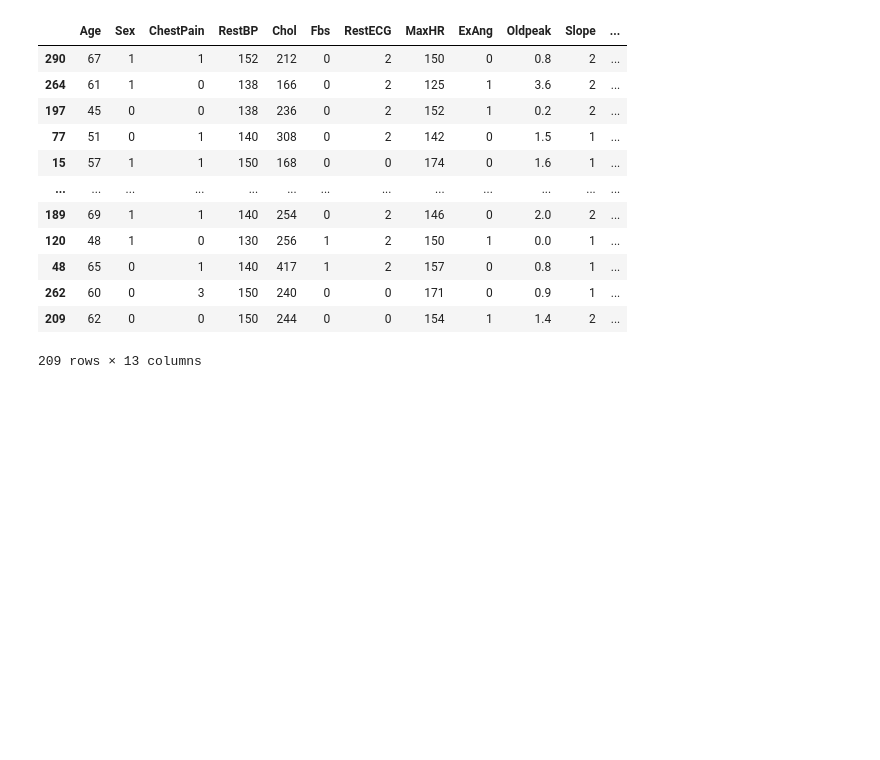
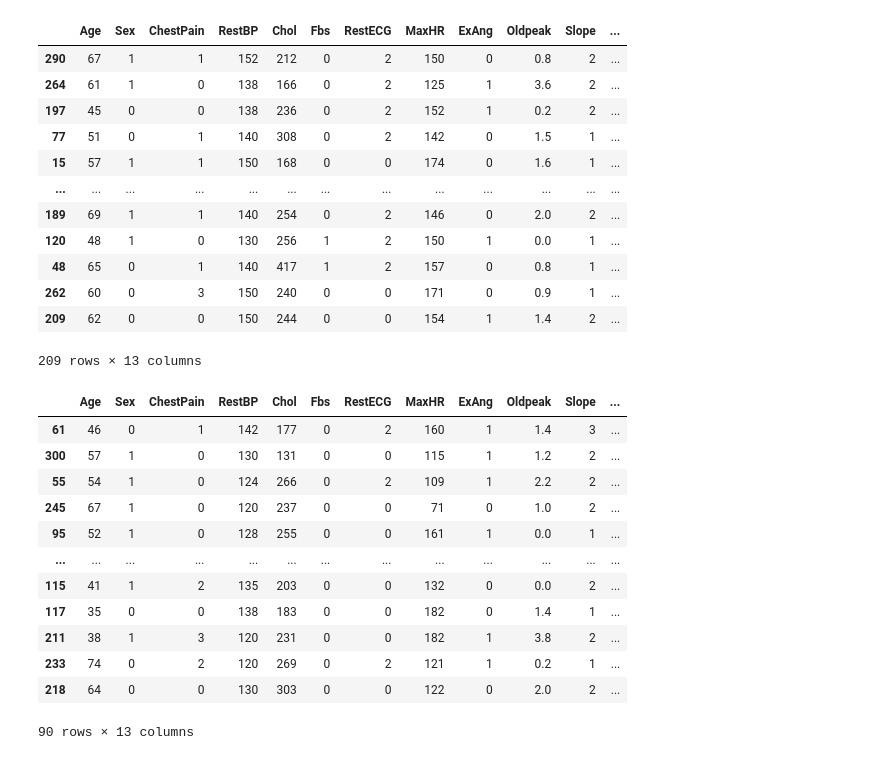
Before and after one commit to moonspark78/LogisticRegression-1, a Jupyter notebook: LogisticRegressionHeart-1.ipynb, the cells around one changed output. Cells and saved outputs as stored; diff of their text form; code cells hidden in the pictures; blank space fills up the shorter version.

```diff
--- a/LogisticRegressionHeart-1.ipynb
+++ b/LogisticRegressionHeart-1.ipynb
@@ -156,3 +156,19 @@ X_train
 | 262 | 60 | 0 | 3 | 150 | 240 | 0 | 0 | 171 | 0 | 0.9 | 1 | ... |
 | 209 | 62 | 0 | 0 | 150 | 244 | 0 | 0 | 154 | 1 | 1.4 | 2 | ... |
 209 rows × 13 columns
+# %%
+X_test
+# %% [output]
+|  | Age | Sex | ChestPain | RestBP | Chol | Fbs | RestECG | MaxHR | ExAng | Oldpeak | Slope | ... |
+| 61 | 46 | 0 | 1 | 142 | 177 | 0 | 2 | 160 | 1 | 1.4 | 3 | ... |
+| 300 | 57 | 1 | 0 | 130 | 131 | 0 | 0 | 115 | 1 | 1.2 | 2 | ... |
+| 55 | 54 | 1 | 0 | 124 | 266 | 0 | 2 | 109 | 1 | 2.2 | 2 | ... |
+| 245 | 67 | 1 | 0 | 120 | 237 | 0 | 0 | 71 | 0 | 1.0 | 2 | ... |
+| 95 | 52 | 1 | 0 | 128 | 255 | 0 | 0 | 161 | 1 | 0.0 | 1 | ... |
+| ... | ... | ... | ... | ... | ... | ... | ... | ... | ... | ... | ... | ... |
+| 115 | 41 | 1 | 2 | 135 | 203 | 0 | 0 | 132 | 0 | 0.0 | 2 | ... |
+| 117 | 35 | 0 | 0 | 138 | 183 | 0 | 0 | 182 | 0 | 1.4 | 1 | ... |
+| 211 | 38 | 1 | 3 | 120 | 231 | 0 | 0 | 182 | 1 | 3.8 | 2 | ... |
+| 233 | 74 | 0 | 2 | 120 | 269 | 0 | 2 | 121 | 1 | 0.2 | 1 | ... |
+| 218 | 64 | 0 | 0 | 130 | 303 | 0 | 0 | 122 | 0 | 2.0 | 2 | ... |
+90 rows × 13 columns
```
Also changed, not shown: parts of 1 cell of this notebook.
